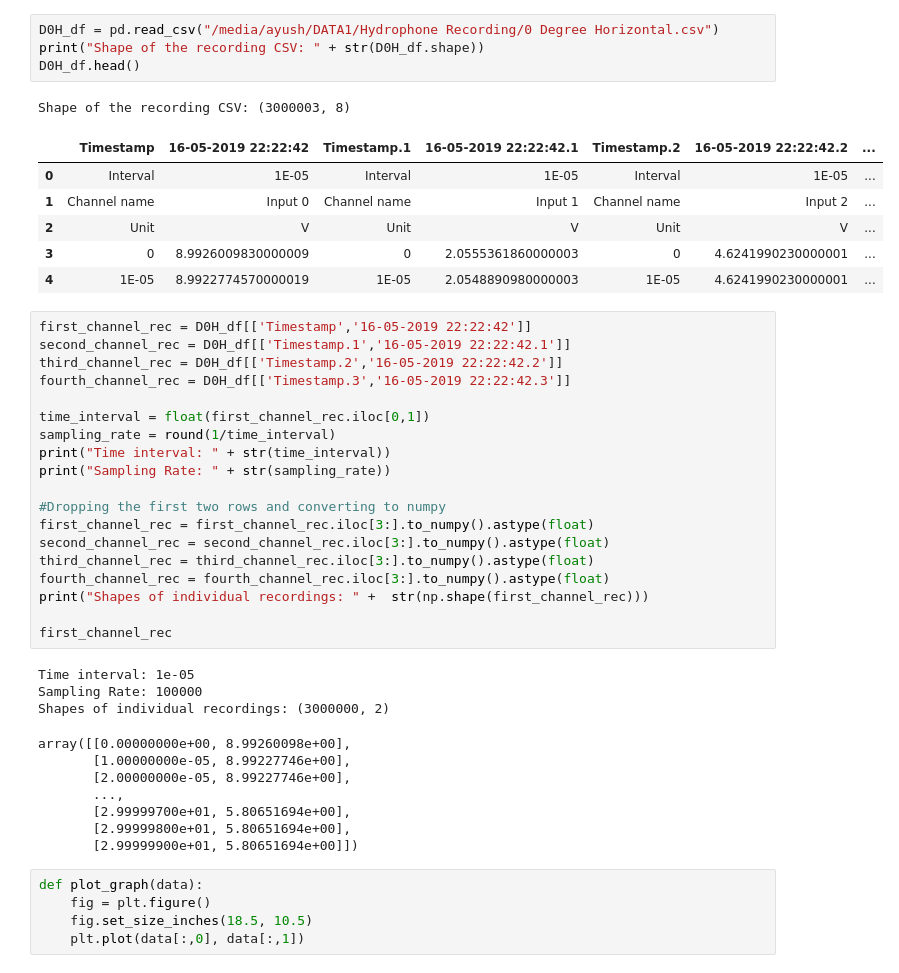
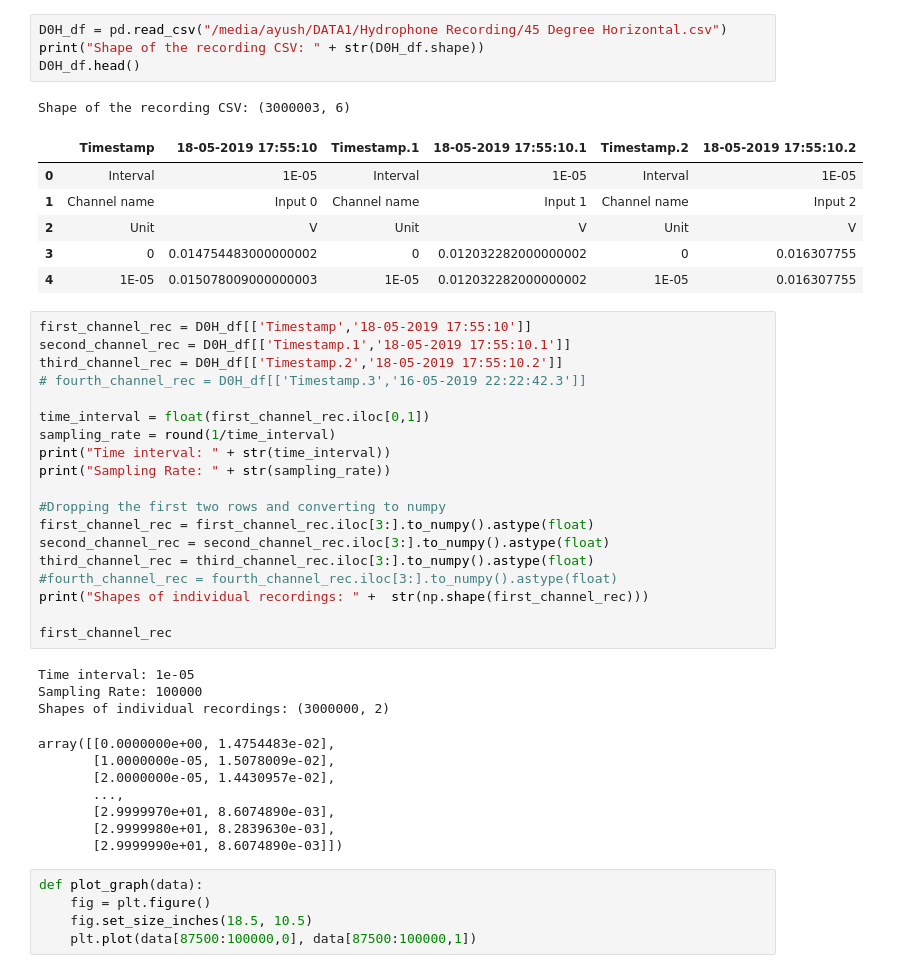
Before and after one commit to AUV-IITK/acoustic_processing, a Jupyter notebook: AnalysingHydrophonesRecording.ipynb, the cells around one changed output. Cells and saved outputs as stored; diff of their text form.

```diff
--- a/AnalysingHydrophonesRecording.ipynb
+++ b/AnalysingHydrophonesRecording.ipynb
@@ -15,21 +18,21 @@ os.listdir("/media/ayush/DATA1/Hydrophone Recording/")
  'Recording 1']
 # %%
-D0H_df = pd.read_csv("/media/ayush/DATA1/Hydrophone Recording/0 Degree Horizontal.csv")
+D0H_df = pd.read_csv("/media/ayush/DATA1/Hydrophone Recording/45 Degree Horizontal.csv")
 print("Shape of the recording CSV: " + str(D0H_df.shape))
 D0H_df.head()
 # %% [output]
-Shape of the recording CSV: (3000003, 8)
+Shape of the recording CSV: (3000003, 6)
-|  | Timestamp | 16-05-2019 22:22:42 | Timestamp.1 | 16-05-2019 22:22:42.1 | Timestamp.2 | 16-05-2019 22:22:42.2 | ... |
-| 0 | Interval | 1E-05 | Interval | 1E-05 | Interval | 1E-05 | ... |
-| 1 | Channel name | Input 0 | Channel name | Input 1 | Channel name | Input 2 | ... |
-| 2 | Unit | V | Unit | V | Unit | V | ... |
-| 3 | 0 | 8.9926009830000009 | 0 | 2.0555361860000003 | 0 | 4.6241990230000001 | ... |
-| 4 | 1E-05 | 8.9922774570000019 | 1E-05 | 2.0548890980000003 | 1E-05 | 4.6241990230000001 | ... |
+|  | Timestamp | 18-05-2019 17:55:10 | Timestamp.1 | 18-05-2019 17:55:10.1 | Timestamp.2 | 18-05-2019 17:55:10.2 |
+| 0 | Interval | 1E-05 | Interval | 1E-05 | Interval | 1E-05 |
+| 1 | Channel name | Input 0 | Channel name | Input 1 | Channel name | Input 2 |
+| 2 | Unit | V | Unit | V | Unit | V |
+| 3 | 0 | 0.014754483000000002 | 0 | 0.012032282000000002 | 0 | 0.016307755 |
+| 4 | 1E-05 | 0.015078009000000003 | 1E-05 | 0.012032282000000002 | 1E-05 | 0.016307755 |
 # %%
-first_channel_rec = D0H_df[['Timestamp','16-05-2019 22:22:42']]
-second_channel_rec = D0H_df[['Timestamp.1','16-05-2019 22:22:42.1']]
-third_channel_rec = D0H_df[['Timestamp.2','16-05-2019 22:22:42.2']]
-fourth_channel_rec = D0H_df[['Timestamp.3','16-05-2019 22:22:42.3']]
+first_channel_rec = D0H_df[['Timestamp','18-05-2019 17:55:10']]
+second_channel_rec = D0H_df[['Timestamp.1','18-05-2019 17:55:10.1']]
+third_channel_rec = D0H_df[['Timestamp.2','18-05-2019 17:55:10.2']]
+# fourth_channel_rec = D0H_df[['Timestamp.3','16-05-2019 22:22:42.3']]
 
 time_interval = float(first_channel_rec.iloc[0,1])
 sampling_rate = round(1/time_interval)
@@ -40,7 +43,7 @@ print("Sampling Rate: " + str(sampling_rate))
 first_channel_rec = first_channel_rec.iloc[3:].to_numpy().astype(float)
 second_channel_rec = second_channel_rec.iloc[3:].to_numpy().astype(float)
 third_channel_rec = third_channel_rec.iloc[3:].to_numpy().astype(float)
-fourth_channel_rec = fourth_channel_rec.iloc[3:].to_numpy().astype(float)
+#fourth_channel_rec = fourth_channel_rec.iloc[3:].to_numpy().astype(float)
 print("Shapes of individual recordings: " +  str(np.shape(first_channel_rec)))
 
 first_channel_rec
@@ -48,15 +51,15 @@ first_channel_rec
 Time interval: 1e-05
 Sampling Rate: 100000
 Shapes of individual recordings: (3000000, 2)
-array([[0.00000000e+00, 8.99260098e+00],
-       [1.00000000e-05, 8.99227746e+00],
-       [2.00000000e-05, 8.99227746e+00],
+array([[0.0000000e+00, 1.4754483e-02],
+       [1.0000000e-05, 1.5078009e-02],
+       [2.0000000e-05, 1.4430957e-02],
        ...,
-       [2.99999700e+01, 5.80651694e+00],
-       [2.99999800e+01, 5.80651694e+00],
-       [2.99999900e+01, 5.80651694e+00]])
+       [2.9999970e+01, 8.6074890e-03],
+       [2.9999980e+01, 8.2839630e-03],
+       [2.9999990e+01, 8.6074890e-03]])
 # %%
 def plot_graph(data):
     fig = plt.figure()
     fig.set_size_inches(18.5, 10.5)
-    plt.plot(data[:,0], data[:,1])
+    plt.plot(data[87500:100000,0], data[87500:100000,1])
```
Also changed, not shown: parts of 14 cells of this notebook.
